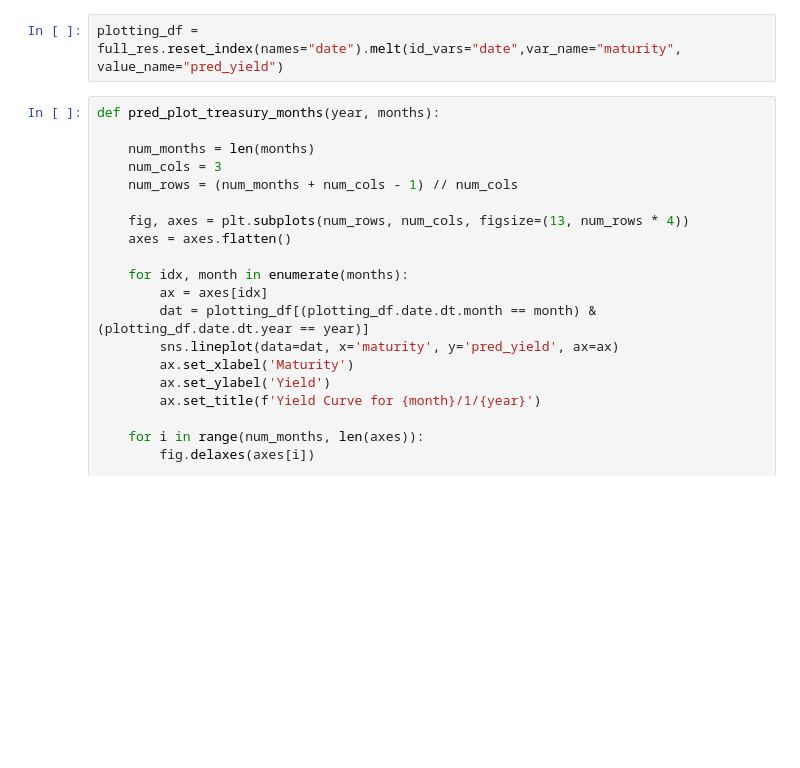
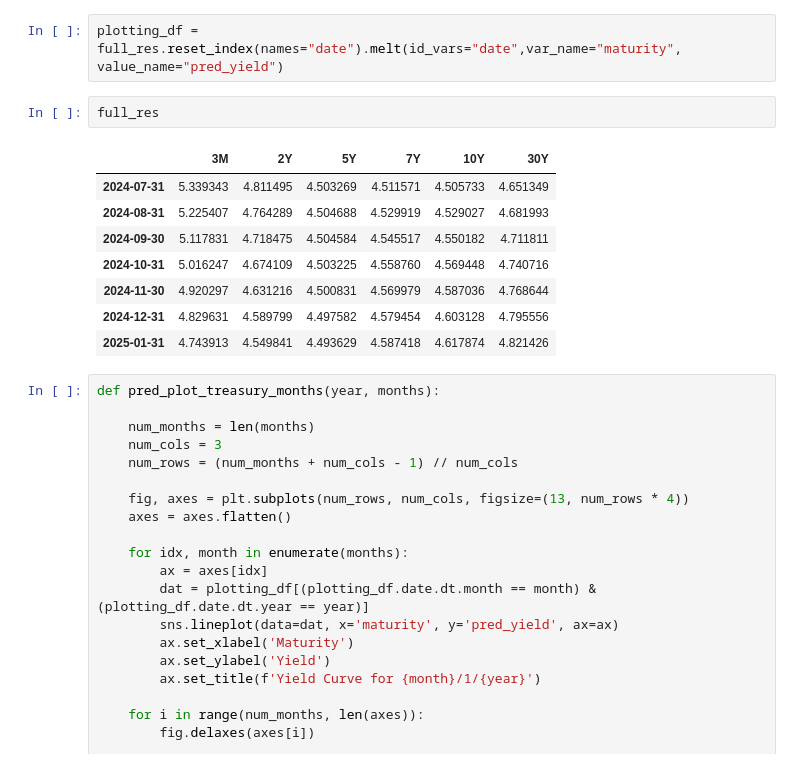
Before and after one commit to joncampbell29/finance_sentiment_analysis, a Jupyter notebook: notebooks/bonds.ipynb, the cells around one changed output. Drawn from its saved outputs; the diff is of its cells as text; blank space fills up the shorter version.

```diff
--- a/notebooks/bonds.ipynb
+++ b/notebooks/bonds.ipynb
@@ -267,6 +267,17 @@ full_res.index = pd.date_range(start='2024-07-01', periods=7, freq='ME')
 full_res = full_res.rename(dict(zip(X_test.columns.values,y_test.columns.values)),axis=1)
 # %%
 plotting_df = full_res.reset_index(names="date").melt(id_vars="date",var_name="maturity", value_name="pred_yield")
+# %%
+full_res
+# %% [output]
+|  | 3M | 2Y | 5Y | 7Y | 10Y | 30Y |
+| 2024-07-31 | 5.339343 | 4.811495 | 4.503269 | 4.511571 | 4.505733 | 4.651349 |
+| 2024-08-31 | 5.225407 | 4.764289 | 4.504688 | 4.529919 | 4.529027 | 4.681993 |
+| 2024-09-30 | 5.117831 | 4.718475 | 4.504584 | 4.545517 | 4.550182 | 4.711811 |
+| 2024-10-31 | 5.016247 | 4.674109 | 4.503225 | 4.558760 | 4.569448 | 4.740716 |
+| 2024-11-30 | 4.920297 | 4.631216 | 4.500831 | 4.569979 | 4.587036 | 4.768644 |
+| 2024-12-31 | 4.829631 | 4.589799 | 4.497582 | 4.579454 | 4.603128 | 4.795556 |
+| 2025-01-31 | 4.743913 | 4.549841 | 4.493629 | 4.587418 | 4.617874 | 4.821426 |
 # %%
 def pred_plot_treasury_months(year, months):
 
```
Also changed, not shown: 3 other files.
